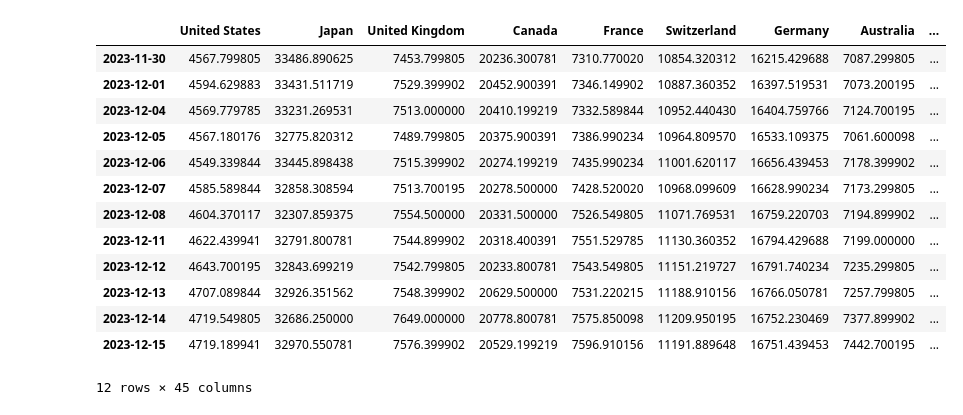
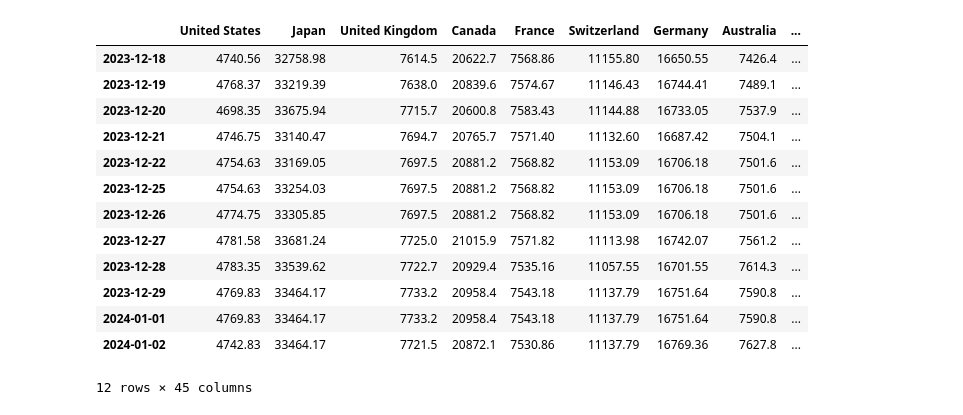
Before and after one commit to lharazin/TFM, a Jupyter notebook: Data/YahooFinance/update_stock_indices.ipynb, the cells around one changed output. Drawn from its saved outputs; the diff is of its cells as text; code cells hidden in the pictures.

```diff
--- a/Data/YahooFinance/update_stock_indices.ipynb
+++ b/Data/YahooFinance/update_stock_indices.ipynb
@@ -21,6 +27,6 @@ historic_data.tail()
 5 rows × 45 columns
 # %%
-start_date = historic_data.last_valid_index()
+start_date = historic_data.last_valid_index() + timedelta(days = 1)
 start_date = str(start_date.date())
 start_date
 # %% [output]
@@ -28,5 +34,5 @@ start_date
 # %%
-end_date = date.today()
+end_date = date.today() - timedelta(days = 1)
 end_date = str(end_date)
 end_date
 # %% [output]
@@ -198,20 +204,21 @@ Name: Price, dtype: float64
 # %%
 df = df.ffill()
 df = df.bfill()
+df = df.round(2)
 df
 # %% [output]
 |  | United States | Japan | United Kingdom | Canada | France | Switzerland | Germany | Australia | ... |
-| 2023-11-30 | 4567.799805 | 33486.890625 | 7453.799805 | 20236.300781 | 7310.770020 | 10854.320312 | 16215.429688 | 7087.299805 | ... |
-| 2023-12-01 | 4594.629883 | 33431.511719 | 7529.399902 | 20452.900391 | 7346.149902 | 10887.360352 | 16397.519531 | 7073.200195 | ... |
-| 2023-12-04 | 4569.779785 | 33231.269531 | 7513.000000 | 20410.199219 | 7332.589844 | 10952.440430 | 16404.759766 | 7124.700195 | ... |
-| 2023-12-05 | 4567.180176 | 32775.820312 | 7489.799805 | 20375.900391 | 7386.990234 | 10964.809570 | 16533.109375 | 7061.600098 | ... |
-| 2023-12-06 | 4549.339844 | 33445.898438 | 7515.399902 | 20274.199219 | 7435.990234 | 11001.620117 | 16656.439453 | 7178.399902 | ... |
-| 2023-12-07 | 4585.589844 | 32858.308594 | 7513.700195 | 20278.500000 | 7428.520020 | 10968.099609 | 16628.990234 | 7173.299805 | ... |
-| 2023-12-08 | 4604.370117 | 32307.859375 | 7554.500000 | 20331.500000 | 7526.549805 | 11071.769531 | 16759.220703 | 7194.899902 | ... |
-| 2023-12-11 | 4622.439941 | 32791.800781 | 7544.899902 | 20318.400391 | 7551.529785 | 11130.360352 | 16794.429688 | 7199.000000 | ... |
-| 2023-12-12 | 4643.700195 | 32843.699219 | 7542.799805 | 20233.800781 | 7543.549805 | 11151.219727 | 16791.740234 | 7235.299805 | ... |
-| 2023-12-13 | 4707.089844 | 32926.351562 | 7548.399902 | 20629.500000 | 7531.220215 | 11188.910156 | 16766.050781 | 7257.799805 | ... |
-| 2023-12-14 | 4719.549805 | 32686.250000 | 7649.000000 | 20778.800781 | 7575.850098 | 11209.950195 | 16752.230469 | 7377.899902 | ... |
-| 2023-12-15 | 4719.189941 | 32970.550781 | 7576.399902 | 20529.199219 | 7596.910156 | 11191.889648 | 16751.439453 | 7442.700195 | ... |
+| 2023-12-18 | 4740.56 | 32758.98 | 7614.5 | 20622.7 | 7568.86 | 11155.80 | 16650.55 | 7426.4 | ... |
+| 2023-12-19 | 4768.37 | 33219.39 | 7638.0 | 20839.6 | 7574.67 | 11146.43 | 16744.41 | 7489.1 | ... |
+| 2023-12-20 | 4698.35 | 33675.94 | 7715.7 | 20600.8 | 7583.43 | 11144.88 | 16733.05 | 7537.9 | ... |
+| 2023-12-21 | 4746.75 | 33140.47 | 7694.7 | 20765.7 | 7571.40 | 11132.60 | 16687.42 | 7504.1 | ... |
+| 2023-12-22 | 4754.63 | 33169.05 | 7697.5 | 20881.2 | 7568.82 | 11153.09 | 16706.18 | 7501.6 | ... |
+| 2023-12-25 | 4754.63 | 33254.03 | 7697.5 | 20881.2 | 7568.82 | 11153.09 | 16706.18 | 7501.6 | ... |
+| 2023-12-26 | 4774.75 | 33305.85 | 7697.5 | 20881.2 | 7568.82 | 11153.09 | 16706.18 | 7501.6 | ... |
+| 2023-12-27 | 4781.58 | 33681.24 | 7725.0 | 21015.9 | 7571.82 | 11113.98 | 16742.07 | 7561.2 | ... |
+| 2023-12-28 | 4783.35 | 33539.62 | 7722.7 | 20929.4 | 7535.16 | 11057.55 | 16701.55 | 7614.3 | ... |
+| 2023-12-29 | 4769.83 | 33464.17 | 7733.2 | 20958.4 | 7543.18 | 11137.79 | 16751.64 | 7590.8 | ... |
+| 2024-01-01 | 4769.83 | 33464.17 | 7733.2 | 20958.4 | 7543.18 | 11137.79 | 16751.64 | 7590.8 | ... |
+| 2024-01-02 | 4742.83 | 33464.17 | 7721.5 | 20872.1 | 7530.86 | 11137.79 | 16769.36 | 7627.8 | ... |
 12 rows × 45 columns
 # %%
```
Also changed, not shown: parts of 10 cells of this notebook, 2 other files.
